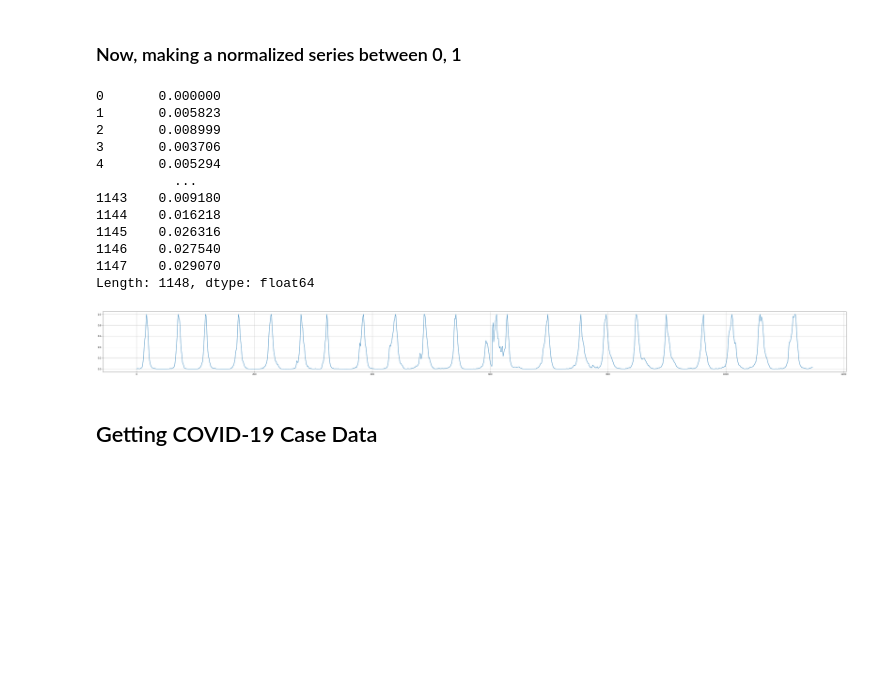
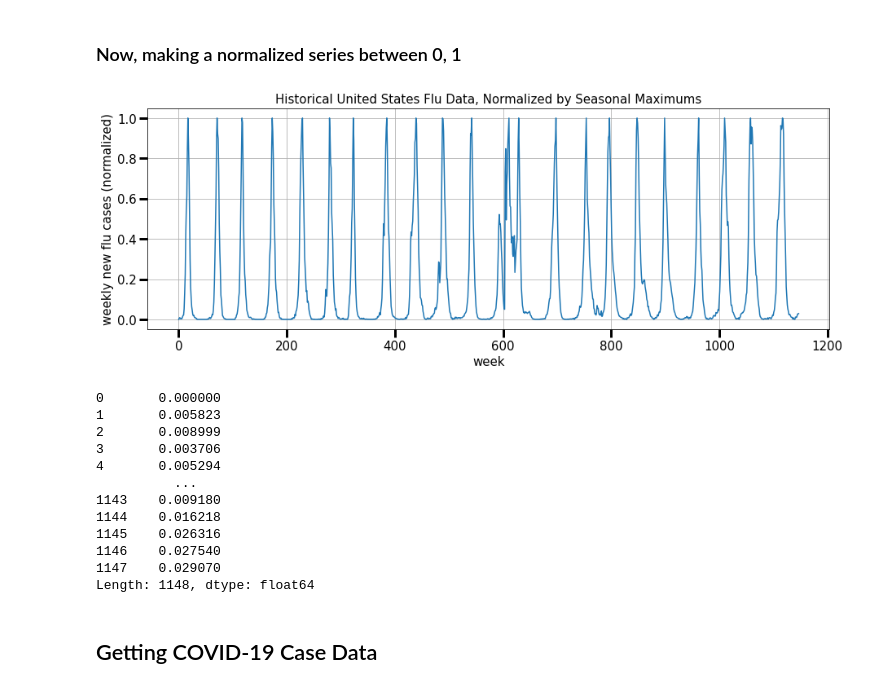
Before and after one commit to tamjazad/ml-covid19, a Jupyter notebook: flu-trained-models/california/cali_normalized_problem.ipynb, the cells around one changed output. Cells and saved outputs as stored; diff of their text form; code cells hidden in the pictures; blank space fills up the shorter version.

Commit message:
added a formatted flu chart

```diff
--- a/flu-trained-models/california/cali_normalized_problem.ipynb
+++ b/flu-trained-models/california/cali_normalized_problem.ipynb
@@ -89,23 +89,31 @@ all_cases_norm_series = pd.Series(dtype="int64")
 for year in norm_flu_series_dict:
     temp_series = norm_flu_series_dict[year]
     all_cases_norm_series = all_cases_norm_series.append(temp_series, ignore_index=True)
-# %%
-all_cases_norm_series.plot(grid=True, figsize=(60,5))
-all_cases_norm_series
-# %% [output]
-0       0.000000
-1       0.005823
-2       0.008999
-3       0.003706
-4       0.005294
-          ...
-1143    0.009180
-1144    0.016218
-1145    0.026316
-1146    0.027540
-1147    0.029070
-Length: 1148, dtype: float64
-[figure, removed]
+# %%
+#all_cases_norm_series.plot(grid=True, figsize=(60,5), )
+plt.figure(figsize=(15,5))
+plt.plot(all_cases_norm_series)
+plt.grid()
+plt.tick_params(axis='both', which='major', labelsize=15,length=10,width=3)
+plt.xlabel(xlabel='week', size='15')
+plt.ylabel(ylabel='weekly new flu cases (normalized)', size='15')
+plt.title("Historical United States Flu Data, Normalized by Seasonal Maximums", size='15')
+plt.show()
+all_cases_norm_series
+# %% [output]
+[figure, added]
+0       0.000000
+1       0.005823
+2       0.008999
+3       0.003706
+4       0.005294
+          ...
+1143    0.009180
+1144    0.016218
+1145    0.026316
+1146    0.027540
+1147    0.029070
+Length: 1148, dtype: float64
 # %% [markdown]
 ## Getting COVID-19 Case Data
 # %%
```
